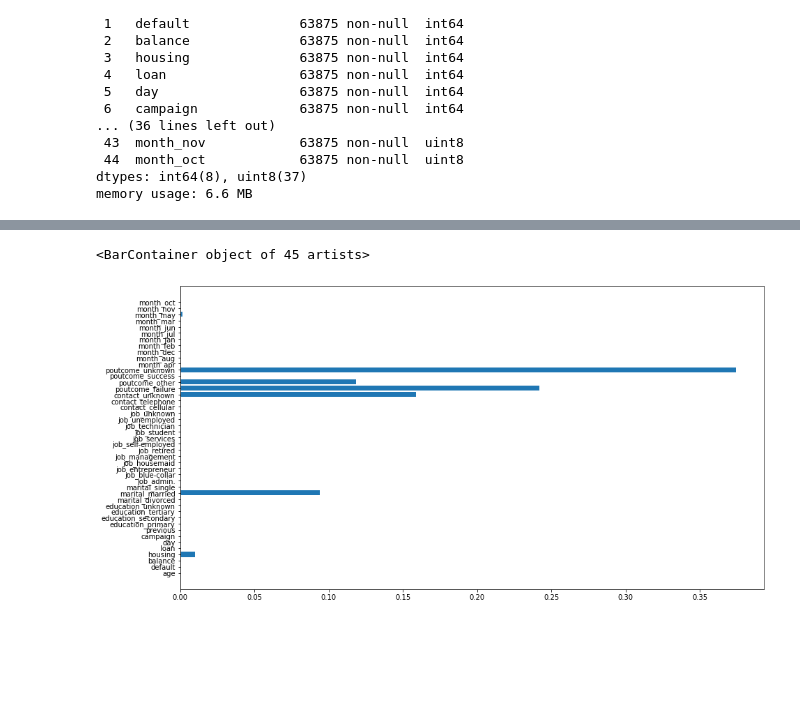
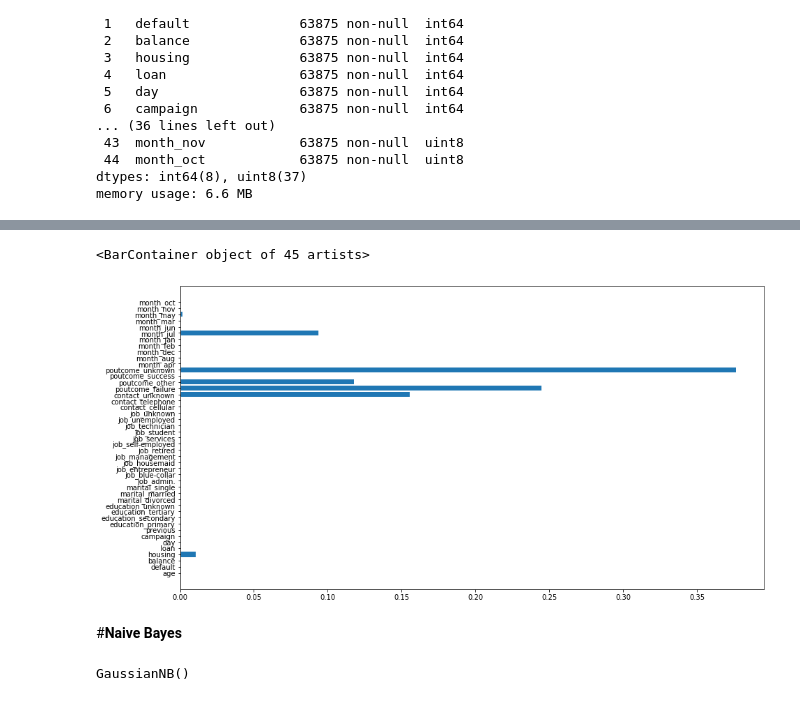
Before and after one commit to AnnayanB/SupervisedML_BankMarketingCampaigns, a Jupyter notebook: Bank_Marketing_Effectiveness_Prediction_Capstone_Project.ipynb, the cells around one changed output, grey strips where cells are left out. Saved outputs shown, nothing was run; the diff lists cells and outputs as text; code cells hidden in the pictures; blank space fills up the shorter version.

```diff
--- a/Bank_Marketing_Effectiveness_Prediction_Capstone_Project.ipynb
+++ b/Bank_Marketing_Effectiveness_Prediction_Capstone_Project.ipynb
@@ -626,0 +549,3 @@ test_auc = roc_auc_score(Y_test,test_preds)
+# %%
+clf_lr = LogisticRegression(fit_intercept=True, max_iter=10000)
+clf_lr.fit(X_train, Y_train)
@@ -626,0 +677,4 @@ test_auc = roc_auc_score(Y_test,test_preds)
+# %%
+knn = KNeighborsClassifier(n_neighbors=10)
+# %%
+knn.fit(X_train, Y_train)
@@ -634,0 +787,4 @@ test_auc
+# %%
+from sklearn.tree import DecisionTreeClassifier
+clf_dt = DecisionTreeClassifier(criterion="gini", random_state=42,max_depth=3, min_samples_leaf=5)
+clf_dt.fit(X_train,Y_train)
@@ -635,6 +901,8 @@ test_auc
 # %%
 plt.figure(figsize=(15,8))
-plt.barh(X_train.columns, clf_model.feature_importances_)
+plt.barh(X_train.columns, clf_dt.feature_importances_)
 # %% [output]
 <BarContainer object of 45 artists>
-[figure, old version]
+[figure, new version]
+# %% [markdown]
+#**Naive Bayes**
@@ -640,0 +911,4 @@ plt.barh(X_train.columns, clf_model.feature_importances_)
+# %%
+gnb.fit(X_train, Y_train)
+# %% [output]
+GaussianNB()
```
Also changed, not shown: parts of 115 cells of this notebook.
